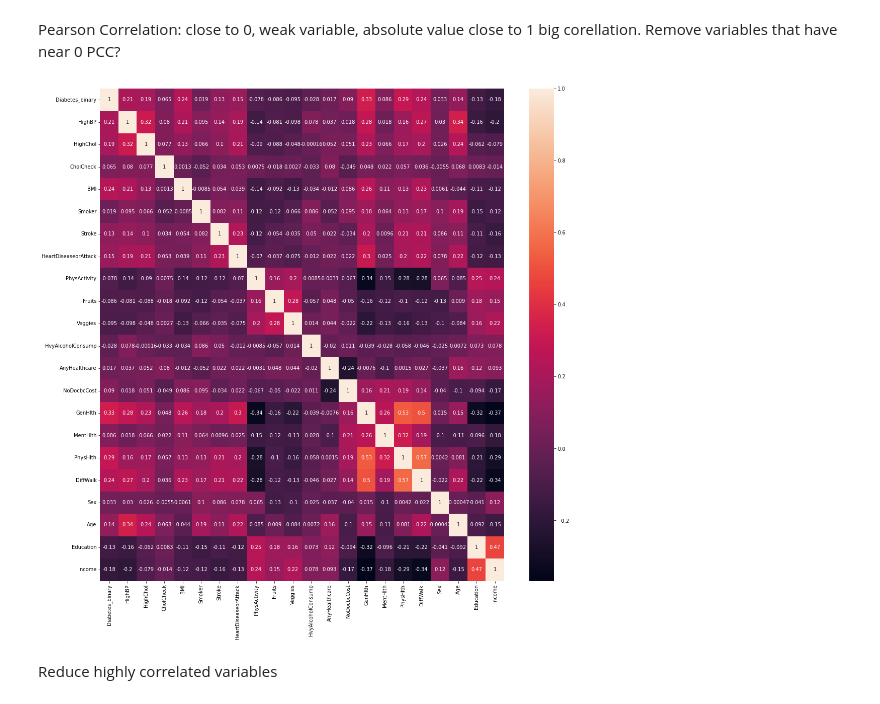
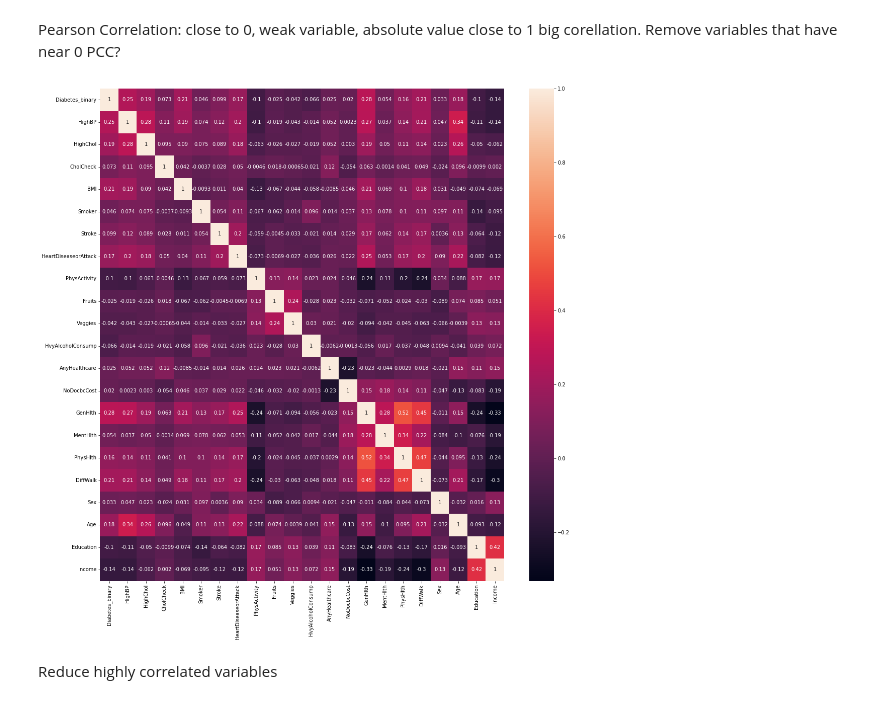
Before and after one commit to nataliakardami/diabetes_binary, a Jupyter notebook: diabetes.ipynb, the cells around one changed output. Drawn from its saved outputs; the diff is of its cells as text; code cells hidden in the pictures.

```diff
--- a/diabetes.ipynb
+++ b/diabetes.ipynb
@@ -107,9 +125,10 @@ Removed 24206 duplicates
 # %%
 # Extracting Y class
 old = df
-y = df.pop('Diabetes_binary')
+
+X = df.copy()
+y = X.pop('Diabetes_binary')
 print(y)
-X = df
 # %% [output]
 0         0.0
 1         0.0
@@ -184,13 +203,14 @@ Pearson Correlation: close to 0, weak variable, absolute value close to 1 big co
 # %%
 #check heatmap of all variables
 #"duplicate" attributes
+df_samp = df.sample(1000)
 corr = np.corrcoef(df_samp)
-corr_matrix = df_samp.corr()
+corr_matrix = df.corr()
 plt.figure(figsize=(18,18))
 sns.heatmap(corr_matrix,annot=True)
 plt.show()
 # %% [output]
-[figure, old version]
+[figure, new version]
 # %% [markdown]
 Reduce highly correlated variables
 # %% [markdown]
```
Also changed, not shown: parts of 11 cells of this notebook.
